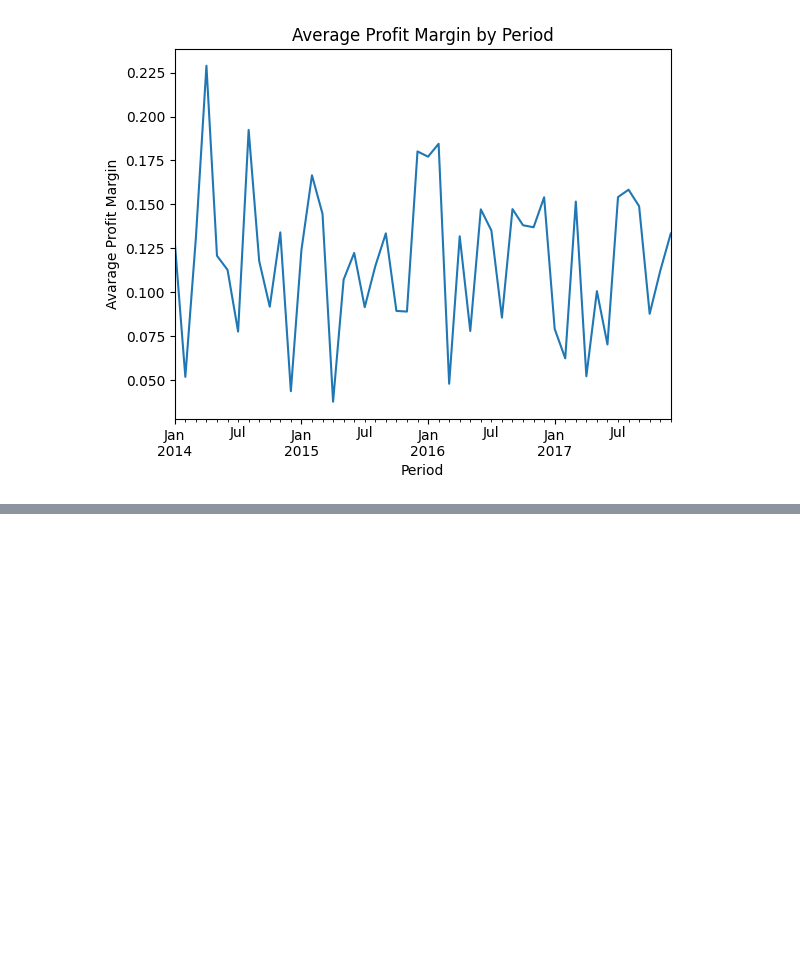
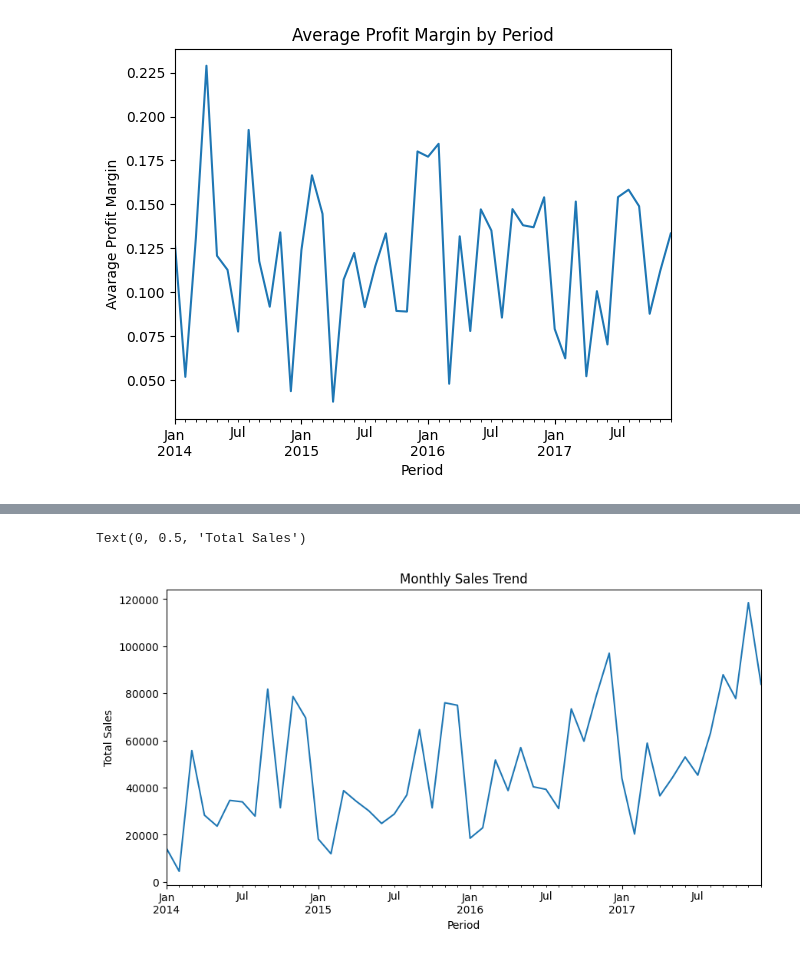
Before and after one commit to molefemarabe/portfolioproject, a Jupyter notebook: Sales_Analysis_Using_Pandas.ipynb, the cells around one changed output, grey strips where cells are left out. Cells and saved outputs as stored; diff of their text form; code cells hidden in the pictures; blank space fills up the shorter version.

```diff
--- a/Sales_Analysis_Using_Pandas.ipynb
+++ b/Sales_Analysis_Using_Pandas.ipynb
@@ -120,0 +130,2 @@ plt.show()
+# %%
+monthly_sales = df.groupby('Period')['Sales'].sum()
@@ -120,0 +142,6 @@ plt.show()
+# %%
+monthly_sales.plot(kind='line', figsize=(10,5), title='Monthly Sales Trend')
+plt.ylabel('Total Sales')
+# %% [output]
+Text(0, 0.5, 'Total Sales')
+[figure, added]
```
Also changed, not shown: parts of 2 cells of this notebook.
